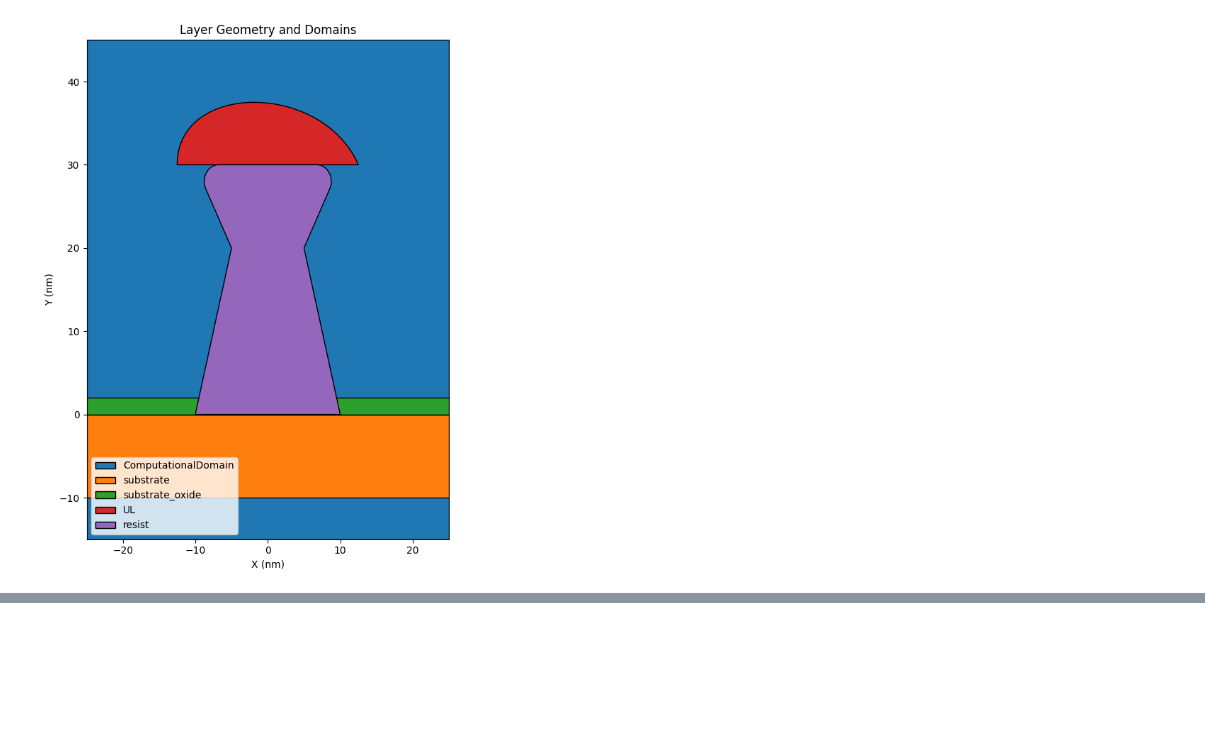
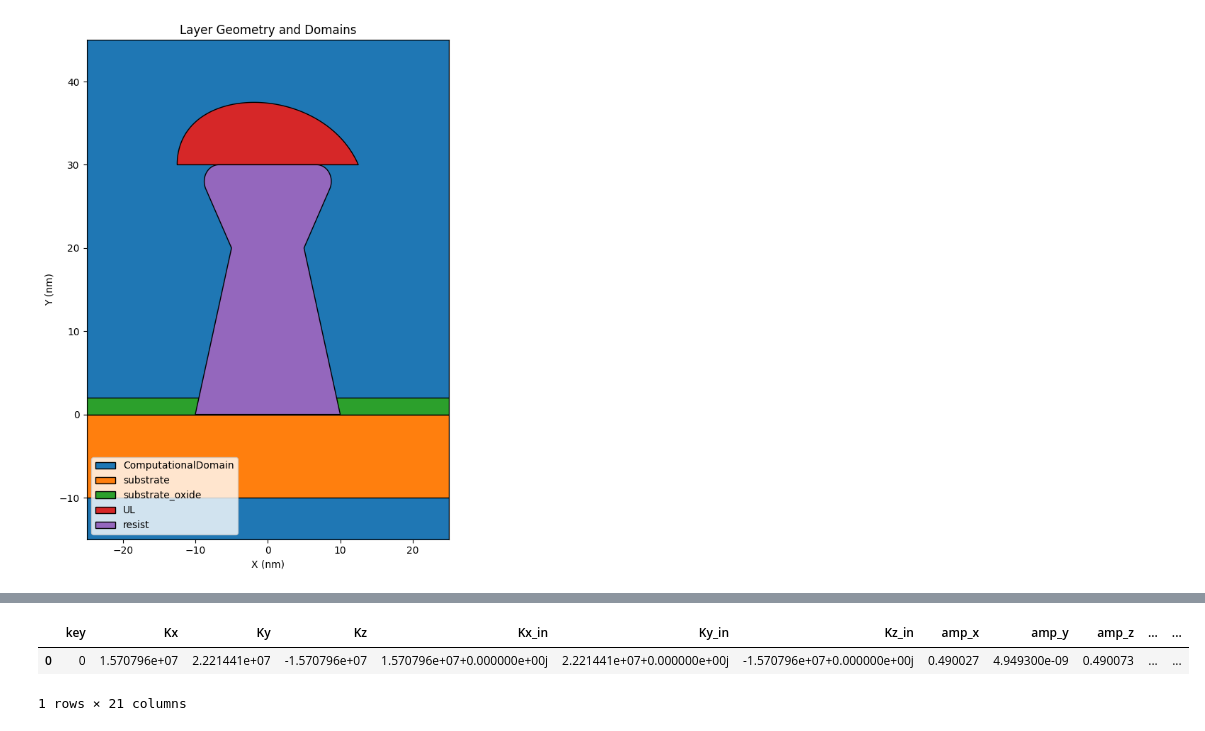
Before and after one commit to HarlanHeilman/JCMwave_modeling, a Jupyter notebook: notebooks/start.ipynb, the cells around one changed output, grey strips where cells are left out. Saved outputs shown, nothing was run; the diff lists cells and outputs as text; code cells hidden in the pictures; blank space fills up the shorter version.

```diff
--- a/notebooks/start.ipynb
+++ b/notebooks/start.ipynb
@@ -349,3 +357,9 @@ plt.colorbar(label='Im(E)')
+# %%
+df
+# %% [output]
+|  | key | Kx | Ky | Kz | Kx_in | Ky_in | Kz_in | amp_x | amp_y | amp_z | ... | ... |
+| 0 | 0 | 1.570796e+07 | 2.221441e+07 | -1.570796e+07 | 1.570796e+07+0.000000e+00j | 2.221441e+07+0.000000e+00j | -1.570796e+07+0.000000e+00j | 0.490027 | 4.949300e-09 | 0.490073 | ... | ... |
+1 rows × 21 columns
 # %%
 all_dfs = []
 
```
Also changed, not shown: parts of 12 cells of this notebook, 11 other files.
